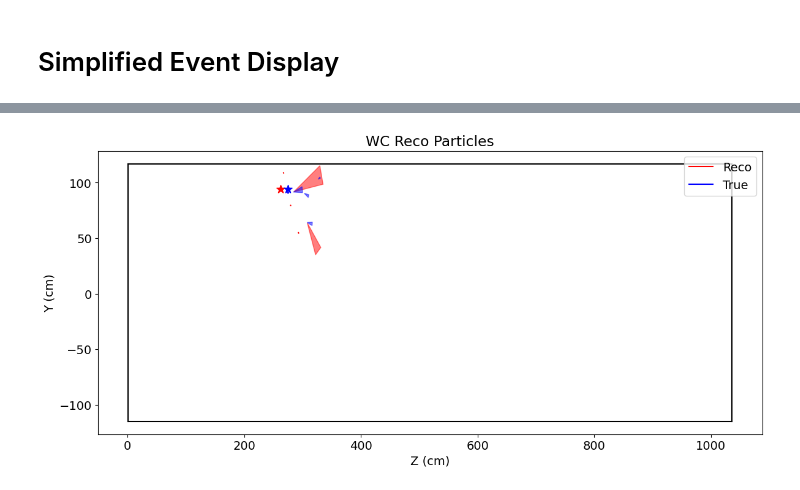
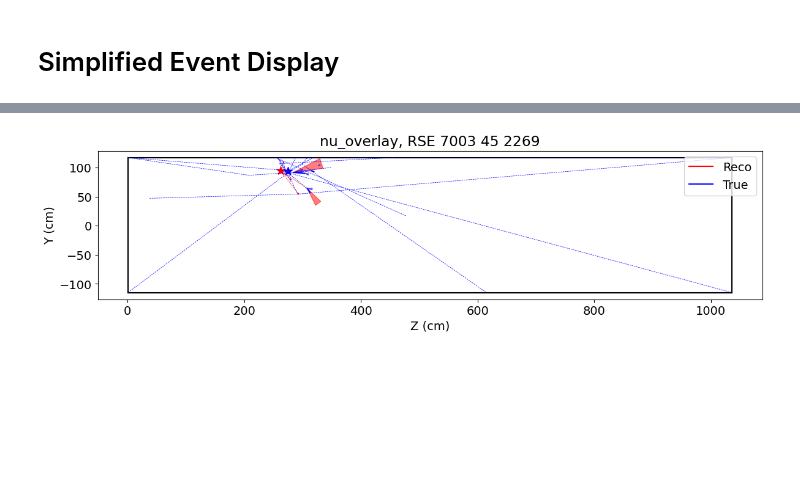
Before and after one commit to leehagaman/wc_ntuple_tutorial, a Jupyter notebook: tutorial.ipynb, the cells around one changed output, grey strips where cells are left out. Saved outputs shown, nothing was run; the diff lists cells and outputs as text; code cells hidden in the pictures; blank space fills up the shorter version.

```diff
--- a/tutorial.ipynb
+++ b/tutorial.ipynb
@@ -156,6 +156,7 @@ vars.update(f["T_BDTvars"].arrays(T_bdt_vars, library="np"))
 vars.update(f["T_eval"].arrays(T_eval_data_vars, library="np"))
 vars.update(f["T_KINEvars"].arrays(T_kine_vars, library="np"))
 vars.update(f["T_PFeval"].arrays(T_pf_data_vars, library="np"))
+dirt_file_POT = np.sum(f["T_pot"].arrays("pot_tor875good", library="np")["pot_tor875good"])
 dirt_vars = {}
 for col in vars:
     dirt_vars[col] = vars[col].tolist()
@@ -189,11 +190,12 @@ data_df = pd.DataFrame(data_vars)
 data_df["file"] = "data"
 print(f"loaded data file, {len(data_df)} events")
 
-print("concatenating dataframes...")
-all_df = pd.concat([nu_overlay_df, dirt_df, ext_df, data_df], axis=0, ignore_index=True)
+print("concatenating prediction dataframes...")
+pred_df = pd.concat([nu_overlay_df, dirt_df, ext_df], axis=0, ignore_index=True)
+del nu_overlay_df, dirt_df, ext_df
 print("done!")
 
-all_df
+pred_df
 # %% [output]
 loading root files...
 loaded nu_overlay file, 581941 events, 7.1457e+20 POT
@@ -288,7 +317,7 @@ import networkx as nx
 from networkx.drawing.nx_pydot import graphviz_layout
 from particle import Particle
 
-one_event_df = all_df.query("file=='nu_overlay' and run==7003 and subrun==45 and event==2269")
+one_event_df = pred_df.query("file=='nu_overlay' and run==7003 and subrun==45 and event==2269")
 
 display(one_event_df[["file", "run", "subrun", "event", "kine_reco_Enu", "truth_nuEnergy", "nue_score", "numu_score", "nc_delta_score", "nc_pio_score"]])
 
@@ -414,4 +429,9 @@ Index(['nue_score', 'numu_score', 'nc_delta_score', 'nc_pio_score', 'run',
 # %%
+file = one_event_df["file"].to_numpy()[0]
+run = one_event_df["run"].to_numpy()[0]
+subrun = one_event_df["subrun"].to_numpy()[0]
+event = one_event_df["event"].to_numpy()[0]
+
 reco_ids = one_event_df["reco_id"].to_numpy()[0]
 reco_pdgs = one_event_df["reco_pdg"].to_numpy()[0]
 reco_start_XYZTs = one_event_df["reco_startXYZT"].to_numpy()[0]
@@ -422,9 +442,6 @@ truth_pdgs = one_event_df["truth_pdg"].to_numpy()[0]
 truth_start_XYZTs = one_event_df["truth_startXYZT"].to_numpy()[0]
 truth_end_XYZTs = one_event_df["truth_endXYZT"].to_numpy()[0]
 
-visible_reco_pdgs = [11, 2212]
-visible_truth_pdgs = [11, 2212] # TODO: add other particles
-
 tpc_min_x = -1.
 tpc_max_x = 254.3
 tpc_min_y = -115.
@@ -432,7 +449,6 @@ tpc_max_y = 117.
 tpc_min_z = 0.6
 tpc_max_z = 1036.4
 
-# font size
 plt.rcParams.update({'font.size': 14})
 
 plt.figure(figsize=(14, 6))
@@ -440,16 +456,15 @@ plt.plot([tpc_min_z, tpc_max_z], [tpc_min_y, tpc_min_y], c="k")
 plt.plot([tpc_min_z, tpc_max_z], [tpc_max_y, tpc_max_y], c="k")
 plt.plot([tpc_min_z, tpc_min_z], [tpc_min_y, tpc_max_y], c="k")
 plt.plot([tpc_max_z, tpc_max_z], [tpc_min_y, tpc_max_y], c="k")
-
 plt.plot([], [], c="r", label="Reco")
 plt.plot([], [], c="b", label="True")
 for j in range(len(reco_pdgs)):
-    pdg = reco_pdgs[j]
-    if pdg not in visible_reco_pdgs: # not directly visible particle, like pi0, n, etc.
-        continue
     start_x, start_y, start_z, start_t = reco_start_XYZTs[j]
     end_x, end_y, end_z, end_t = reco_end_XYZTs[j]
-    if pdg == 11: # shower, plot cone
+    pdg = reco_pdgs[j]
+    if Particle.from_pdgid(pdg).charge == 0: # invisible particle, draw dashed line
+        plt.plot([start_z, end_z], [start_y, end_y], c="r", linestyle="--", lw=0.5)
+    elif pdg == 11: # shower, plot cone
         start = np.array([start_z, start_y])
         end = np.array([end_z, end_y])
         direction = end - start
@@ -464,42 +479,40 @@ for j in range(len(reco_pdgs)):
         plt.fill(triangle[:, 0], triangle[:, 1], color="r", alpha=0.5)
     else: # track, plot line
         plt.plot([start_z, end_z], [start_y, end_y], c="r")
-
 for j in range(len(truth_pdgs)):
-    pdg = truth_pdgs[j]
-    if pdg not in visible_truth_pdgs: # not directly visible particle, like pi0, n, etc.
-        continue
     start_x, start_y, start_z, start_t = truth_start_XYZTs[j]
     end_x, end_y, end_z, end_t = truth_end_XYZTs[j]
     start_x = np.clip(start_x, tpc_min_x, tpc_max_x)
     start_y = np.clip(start_y, tpc_min_y, tpc_max_y)
     start_z = np.clip(start_z, tpc_min_z, tpc_max_z)
     end_x = np.clip(end_x, tpc_min_x, tpc_max_x)
     end_y = np.clip(end_y, tpc_min_y, tpc_max_y)
     end_z = np.clip(end_z, tpc_min_z, tpc_max_z)
-    if pdg == 11: # shower, plot cone
+    pdg = truth_pdgs[j]
+    if Particle.from_pdgid(pdg).charge == 0: # invisible particle, draw dashed line
+        plt.plot([start_z, end_z], [start_y, end_y], c="b", linestyle="--", lw=0.5)
+    elif pdg == 11: # shower, plot cone
         start = np.array([start_z, start_y])
         end = np.array([end_z, end_y])
         direction = end - start
         length = np.linalg.norm(direction)
         unit_direction = direction / length
         perp = np.array([-unit_direction[1], unit_direction[0]])
         angle_rad = np.radians(20 / 2)
         side_length = length * np.tan(angle_rad)
         side1 = end - side_length * perp
         side2 = end + side_length * perp
         triangle = np.array([start, side1, end, side2])
         plt.fill(triangle[:, 0], triangle[:, 1], color="b", alpha=0.5)
     else: # track, plot line
         plt.plot([start_z, end_z], [start_y, end_y], c="b")
-
 plt.scatter(one_event_df["reco_nuvtxZ"].to_numpy()[0], one_event_df["reco_nuvtxY"].to_numpy()[0], color="r", marker="*", s=100)
 plt.scatter(one_event_df["truth_vtxZ"].to_numpy()[0], one_event_df["truth_vtxY"].to_numpy()[0], color="b", marker="*", s=100)
-
+plt.title(f"{file}, RSE {run} {subrun} {event}")
 plt.legend(loc="upper right")
 plt.xlabel("Z (cm)")
 plt.ylabel("Y (cm)")
-plt.title("WC Reco Particles")
+plt.gca().set_aspect('equal', adjustable='box')
 plt.show()
 # %% [output]
-[figure, old version]
+[figure, new version]
```
Also changed, not shown: parts of 4 cells of this notebook.
